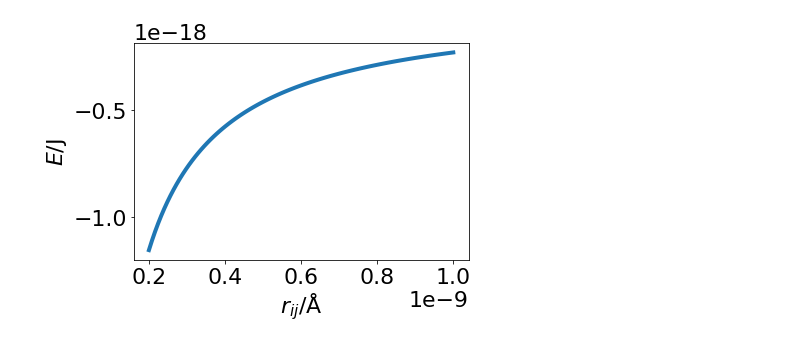
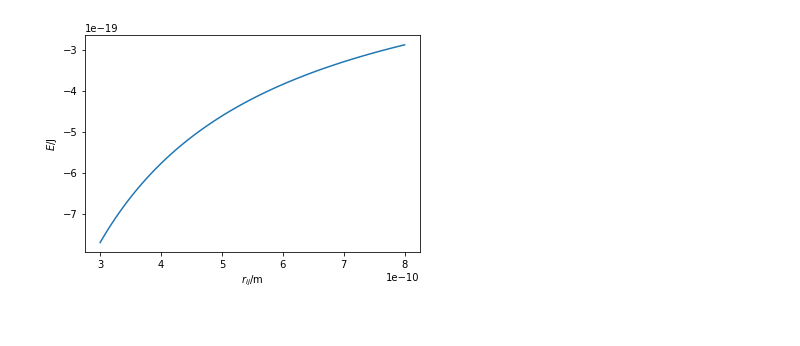
Before and after one commit to symmy596/Advanced_Practical_Chemistry_Teaching, a Jupyter notebook: course/week_1/START_HERE.ipynb, the cells around one changed output. Drawn from its saved outputs; the diff is of its cells as text; code cells hidden in the pictures.

```diff
--- a/course/week_1/START_HERE.ipynb
+++ b/course/week_1/START_HERE.ipynb
@@ -1,10 +1,7 @@
 # %%
 import numpy as np
 import matplotlib.pyplot as plt
-import matplotlib as mpl
-mpl.rcParams['font.size'] = 22
-mpl.rcParams['lines.linewidth'] = 4
-mpl.rcParams['font.size'] = 22
+import examples
 # %% [markdown]
 # Advanced Chemistry Practical: Computational Chemistry
 
@@ -62,19 +59,20 @@ where, $q_i$ and $q_j$ are the charges on the particles, $e$ is the charge of th
 
 **In the cell below**, we will define a function which models the electrostatic interaction using Coulomb's law, before plotting it.
 # %%
+%matplotlib inline
 from scipy.constants import e, epsilon_0
 from math import pi
 
 def Coulomb(qi, qj, r):
     return (qi * qj * e ** 2.) / (4. * pi * epsilon_0 * r)
 
-r = np.linspace(2e-10, 10e-10, 100)
+r = np.linspace(3e-10, 8e-10, 100)
 plt.plot(r, Coulomb(1, -1, r))
-plt.xlabel(r'$r_{ij}$/Å')
+plt.xlabel(r'$r_{ij}$/m')
 plt.ylabel(r'$E$/J')
 plt.show()
 # %% [output]
-[figure, old version]
+[figure, new version]
 # %% [markdown]
 Note that if $q_i$ and $q_j$ have different signs (e.g. are oppositely charged) then the value of $E_{\text{Coulomb}}$ will **always** be less then zero (e.g. attractive). It is clear that this mathematical function has clear routes in the physics of the system.
 
```
Also changed, not shown: parts of 15 cells of this notebook, 4 other files.
